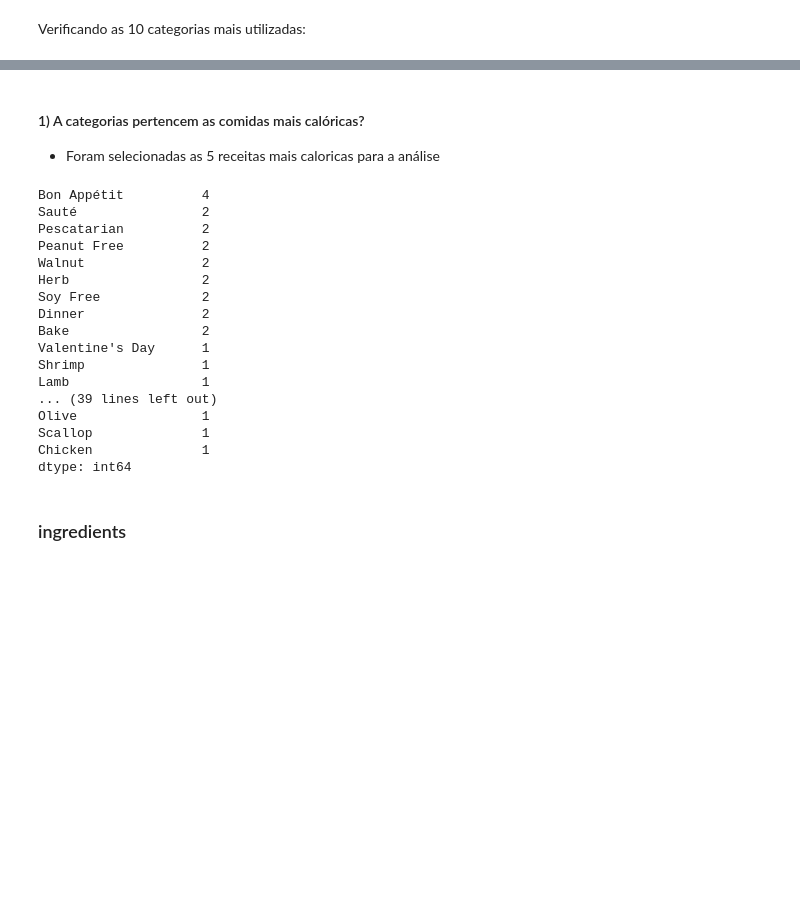
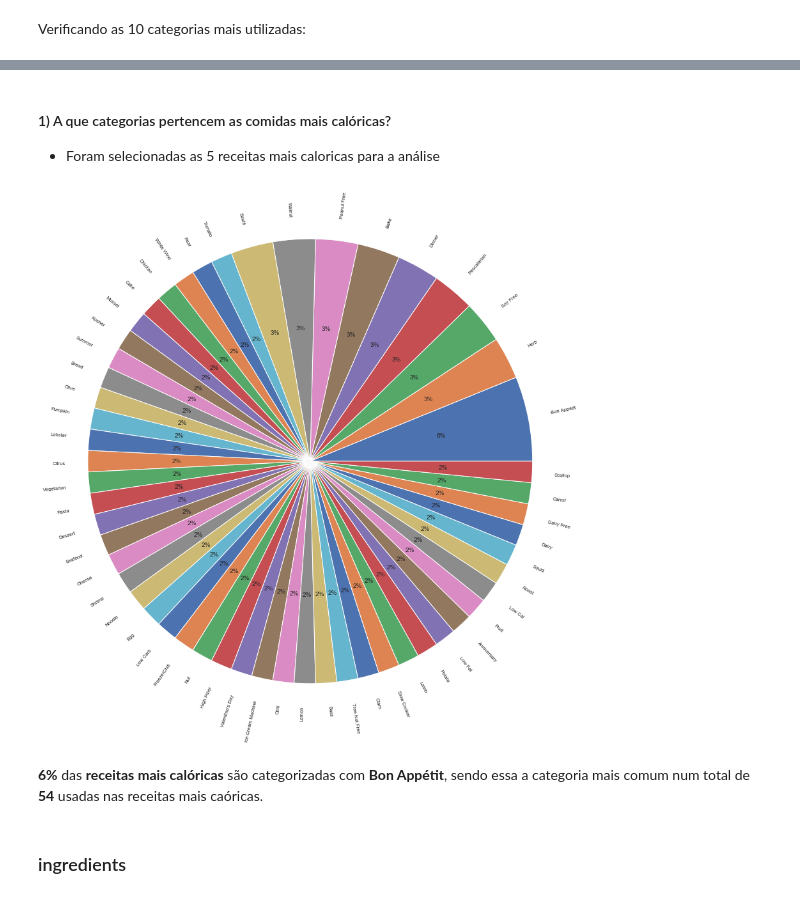
Before and after one commit to raphalencar/epicurious_data_analysis, a Jupyter notebook: Epicurious Data Analysis.ipynb, the cells around one changed output, grey strips where cells are left out. Saved outputs shown, nothing was run; the diff lists cells and outputs as text; code cells hidden in the pictures; blank space fills up the shorter version.

```diff
--- a/Epicurious Data Analysis.ipynb
+++ b/Epicurious Data Analysis.ipynb
@@ -572,30 +572,19 @@ print('Em um total de  \u001b[1m{} categorias'.format(len(unique_cat)))
 Em um total de  673 categorias
 # %% [markdown]
-#### 1) A categorias pertencem as comidas mais calóricas?
+#### 1) A que categorias pertencem as comidas mais calóricas?
 * Foram selecionadas as 5 receitas mais caloricas para a análise
 # %%
 # 5 receitas mais caloricas e suas categorias
 cal_receipts = data.nlargest(5, columns='calories')
 cal_receipts_unique_cat = count_sublist_values(cal_receipts, 'categories')
-cal_receipts_unique_cat.value_counts()
+
+plt.figure(figsize=(8, 8))
+cal_receipts_unique_cat.value_counts().plot.pie(rotatelabels=True, autopct='%1.0f%%', radius=2.0)
+plt.show()
 # %% [output]
-Bon Appétit          4
-Sauté                2
-Pescatarian          2
-Peanut Free          2
-Walnut               2
-Herb                 2
-Soy Free             2
-Dinner               2
-Bake                 2
-Valentine's Day      1
-Shrimp               1
-Lamb                 1
-... (39 lines left out)
-Olive                1
-Scallop              1
-Chicken              1
-dtype: int64
+[figure, added]
+# %% [markdown]
+**6%** das **receitas mais calóricas** são categorizadas com **Bon Appétit**, sendo essa a categoria mais comum num total de **54** usadas nas receitas mais caóricas.
 # %% [markdown]
 ### ingredients
 # %%
```
Also changed, not shown: parts of 45 cells of this notebook.
